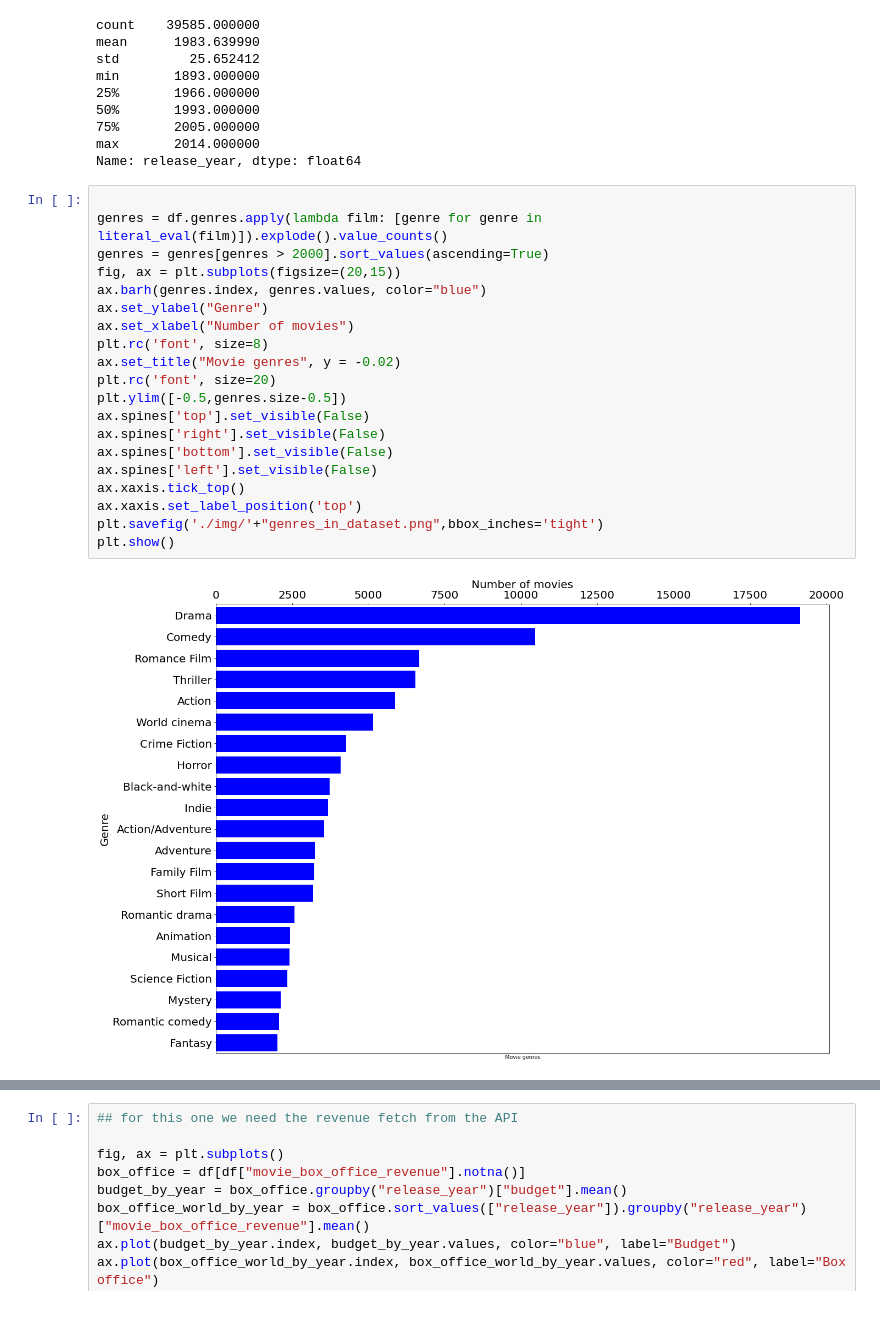
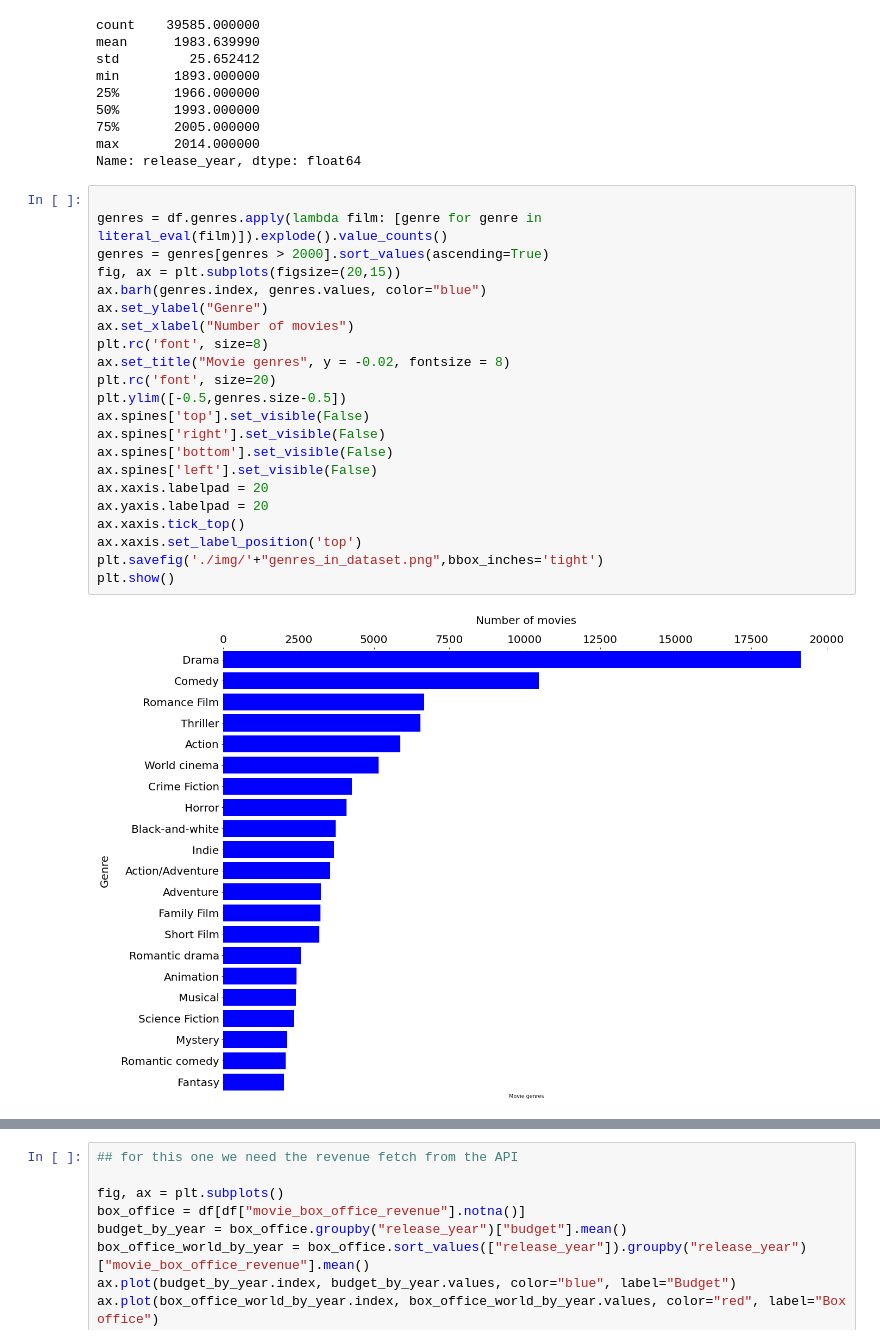
Before and after one commit to epfl-ada/ada-2022-project-r4d4r, a Jupyter notebook: main.ipynb, the cells around one changed output, grey strips where cells are left out. Cells and saved outputs as stored; diff of their text form; blank space fills up the shorter version.

```diff
--- a/main.ipynb
+++ b/main.ipynb
@@ -56,25 +56,27 @@ Name: release_year, dtype: float64
 # %%
 
 genres = df.genres.apply(lambda film: [genre for genre in literal_eval(film)]).explode().value_counts()
 genres = genres[genres > 2000].sort_values(ascending=True)
 fig, ax = plt.subplots(figsize=(20,15))
 ax.barh(genres.index, genres.values, color="blue")
 ax.set_ylabel("Genre")
 ax.set_xlabel("Number of movies")
 plt.rc('font', size=8)
-ax.set_title("Movie genres", y = -0.02)
+ax.set_title("Movie genres", y = -0.02, fontsize = 8)
 plt.rc('font', size=20)
 plt.ylim([-0.5,genres.size-0.5])
 ax.spines['top'].set_visible(False)
 ax.spines['right'].set_visible(False)
 ax.spines['bottom'].set_visible(False)
 ax.spines['left'].set_visible(False)
+ax.xaxis.labelpad = 20
+ax.yaxis.labelpad = 20
 ax.xaxis.tick_top()
 ax.xaxis.set_label_position('top')
 plt.savefig('./img/'+"genres_in_dataset.png",bbox_inches='tight')
 plt.show()
 # %% [output]
-[figure, old version]
+[figure, new version]
 # %%
 # TODO: move x axis to the top
 countries = df.countries.apply(lambda film: [country for country in literal_eval(film)]).explode().value_counts()
```
Also changed, not shown: parts of 1 cell of this notebook.
